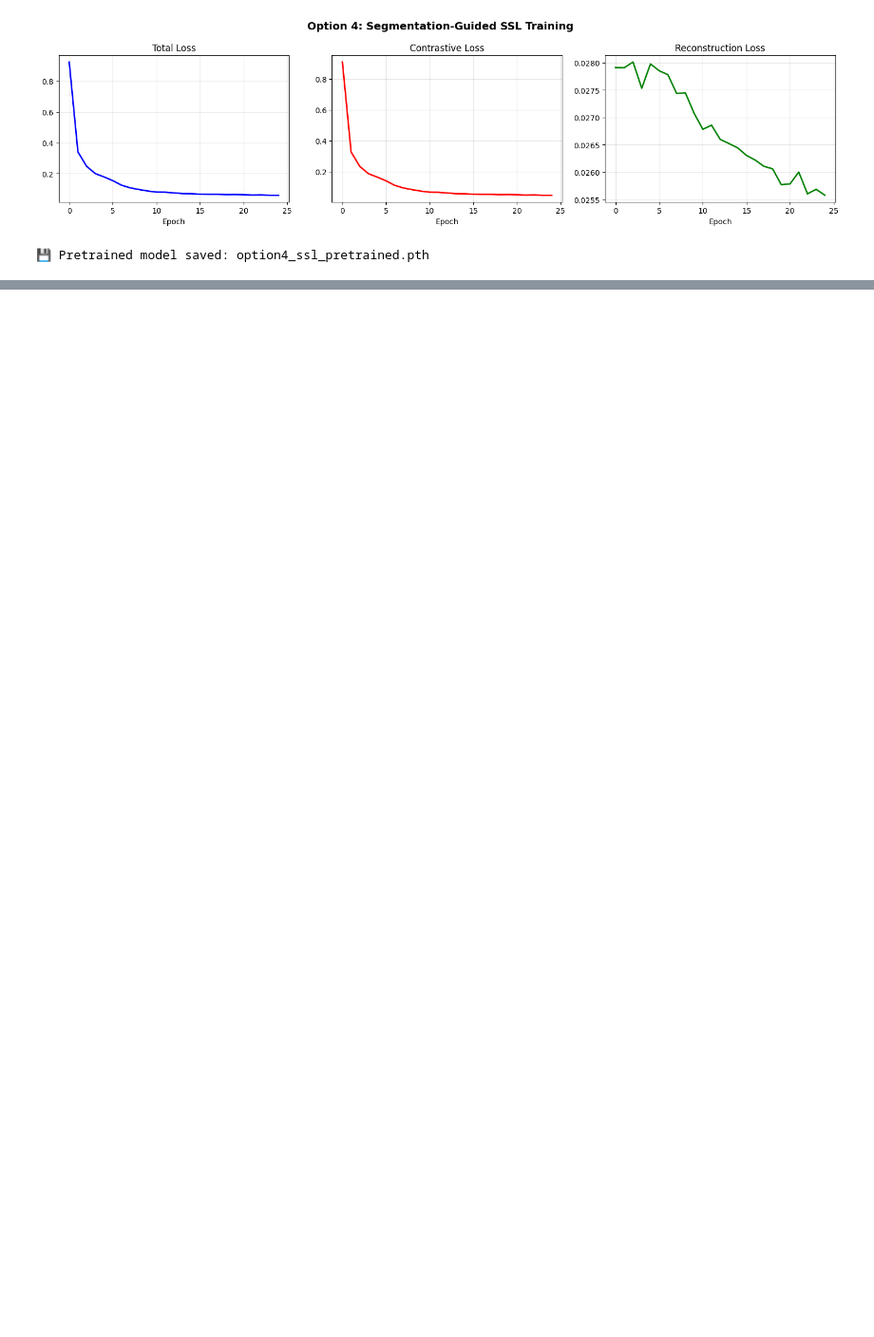
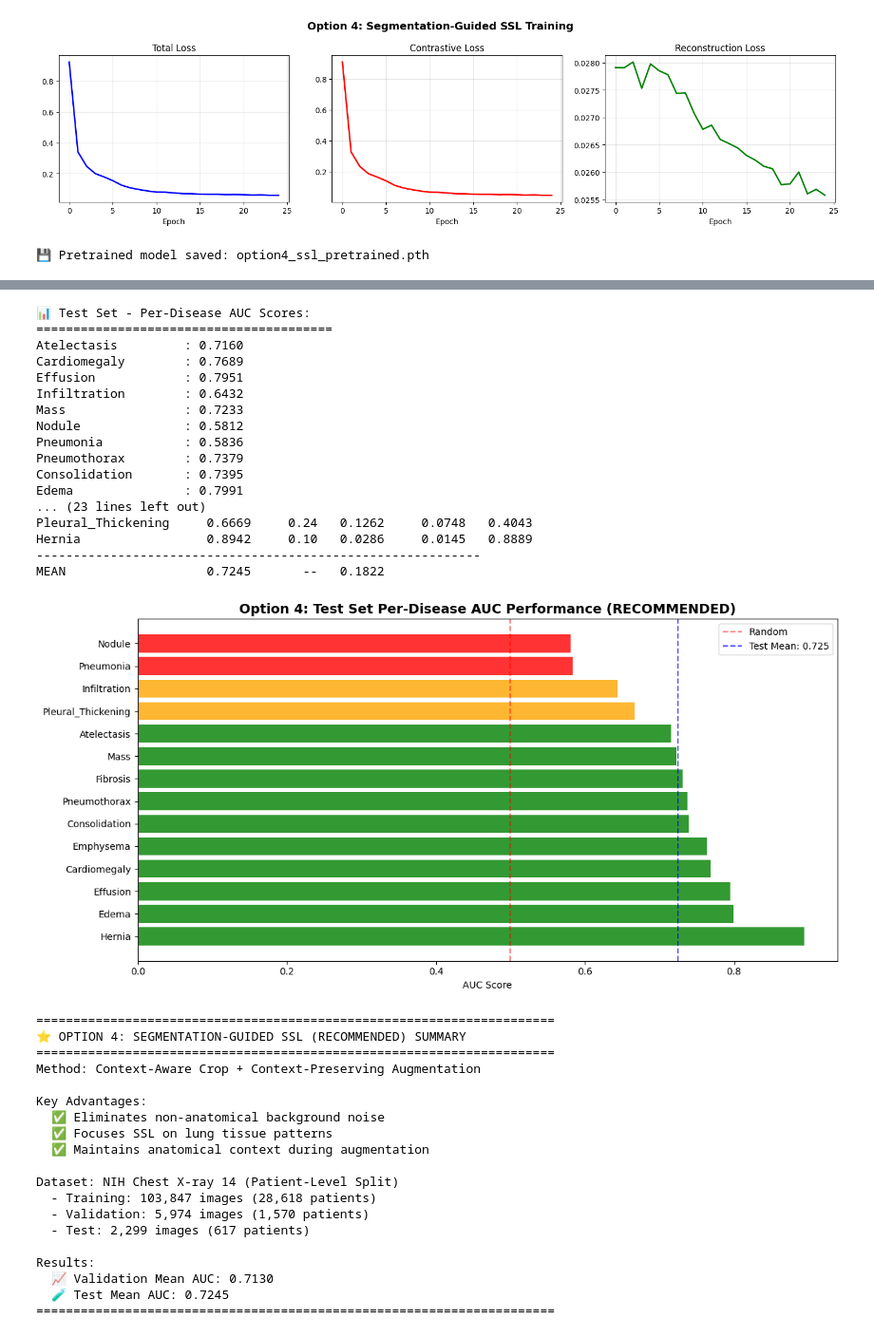
Before and after one commit to Aysha-rishana-k/MedSGSSL, a Jupyter notebook: option4_segmentation_guided_crop_ssl.ipynb, the cells around one changed output, grey strips where cells are left out. Shown at 95% size. Drawn from its saved outputs; the diff is of its cells as text; code cells hidden in the pictures; blank space fills up the shorter version.

```diff
--- a/option4_segmentation_guided_crop_ssl.ipynb
+++ b/option4_segmentation_guided_crop_ssl.ipynb
@@ -90,7 +96,7 @@ Warning: Looks like you're using an outdated `kagglehub` version, please conside
 ✅ Loaded 112,120 images
 # %%
 # Cropping parameters
-crop_padding = 1  # NEGATIVE = expand crop (add context), POSITIVE = shrink crop
+crop_padding = 0  # NEGATIVE = expand crop (add context), POSITIVE = shrink crop
 min_crop_ratio = 0.5
 
 # Configuration class
@@ -104,7 +110,7 @@ class Config:
 
     batch_size = 64  # Reduced from 64 to avoid OOM
     pretrain_epochs = 25
-    finetune_epochs = 30
+    finetune_epochs = 50
     lr_pretrain = 1e-3
     lr_finetune = 1e-4
     temperature = 0.1
@@ -471,5 +465,15 @@ def apply_context_augmentation(image):
     return image
 
 print("✅ Context-aware augmentation function defined")
+
+
+def to_3ch_imagenet(img_gray):
+    """Convert grayscale (H,W) [0,1] → 3-channel ImageNet-normalized tensor (3,H,W)."""
+    img_3ch = np.stack([img_gray, img_gray, img_gray], axis=-1)  # (H,W,3)
+    img_3ch = (img_3ch - IMAGENET_MEAN) / IMAGENET_STD
+    img_3ch = img_3ch.transpose(2, 0, 1)  # (3,H,W)
+    return torch.from_numpy(img_3ch).float()
+
+print("✅ Added to_3ch_imagenet normalization")
 # %% [output]
 ✅ Context-aware augmentation function defined
@@ -521,8 +526,8 @@ class SegmentationGuidedDataset(Dataset):
         view1 = apply_context_augmentation(img_resized.copy())
         view2 = apply_context_augmentation(img_resized.copy())
 
-        view1 = torch.from_numpy(view1[None, ...]).float()
-        view2 = torch.from_numpy(view2[None, ...]).float()
+        view1 = to_3ch_imagenet(view1)
+        view2 = to_3ch_imagenet(view2)
         return view1, view2
 
 
@@ -566,6 +571,14 @@ class ClassificationDataset(Dataset):
         img_resized = cv2.resize(img_cropped, (self.img_size, self.img_size))
 
         if self.is_training:
+            # Random resized crop (0.85-1.0 scale)
+            if np.random.random() > 0.4:
+                h, w = img_resized.shape[:2]
+                s = np.random.uniform(0.85, 1.0)
+                ch, cw = int(h * s), int(w * s)
+                top = np.random.randint(0, h - ch + 1)
+                left = np.random.randint(0, w - cw + 1)
+                img_resized = cv2.resize(img_resized[top:top+ch, left:left+cw], (self.img_size, self.img_size))
             if np.random.random() > 0.5:
                 img_resized = np.fliplr(img_resized).copy()
             img_resized = img_resized * (0.8 + 0.4 * np.random.random())
@@ -578,7 +591,7 @@ class ClassificationDataset(Dataset):
                 img_resized = cv2.warpAffine(img_resized, M, (w, h), borderMode=cv2.BORDER_REPLICATE)
             img_resized = np.clip(img_resized, 0, 1)
 
-        img = torch.from_numpy(img_resized[None, ...].copy()).float()
+        img = to_3ch_imagenet(img_resized.copy())
         labels = torch.tensor([row[d] for d in self.disease_categories], dtype=torch.float32)
         return img, labels
 
@@ -821,9 +826,13 @@ Total unique patients: 30,805
 if torch.cuda.is_available():
     torch.cuda.empty_cache()
 
-optimizer_ssl = torch.optim.Adam(
+optimizer_ssl = torch.optim.AdamW(
     list(encoder.parameters()) + list(proj_head.parameters()) + list(decoder.parameters()),
-    lr=cfg.lr_pretrain, weight_decay=1e-4
+    lr=cfg.lr_pretrain, weight_decay=1e-5
+)
+
+ssl_scheduler = torch.optim.lr_scheduler.CosineAnnealingLR(
+    optimizer_ssl, T_max=cfg.pretrain_epochs, eta_min=1e-6
 )
 
 ssl_history = {'loss': [], 'contrastive': [], 'reconstruction': []}
@@ -1136,7 +1122,7 @@ from sklearn.metrics import f1_score, precision_score, recall_score
 best_model_path = os.path.join(CHECKPOINT_DIR, f'{OPTION_NAME}_best_model.pth')
 checkpoint = torch.load(best_model_path)
 encoder.load_state_dict(checkpoint['encoder'])
-classifier.load_state_dict(checkpoint['classifier'])
+classifier.load_state_dict(checkpoint['classifier'], strict=False)
 encoder.eval()
 classifier.eval()
 
@@ -1272,3 +1258,4 @@ print(f"\nResults:")
 print(f"  📈 Validation Mean AUC: {val_mean_auc:.4f}")
 print(f"  🧪 Test Mean AUC: {test_mean_auc:.4f}")
 print("=" * 70)
+# %% [output]
@@ -1275,3 +1279,40 @@ print("=" * 70)
+📊 Test Set - Per-Disease AUC Scores:
+========================================
+Atelectasis         : 0.7160
+Cardiomegaly        : 0.7689
+Effusion            : 0.7951
+Infiltration        : 0.6432
+Mass                : 0.7233
+Nodule              : 0.5812
+Pneumonia           : 0.5836
+Pneumothorax        : 0.7379
+Consolidation       : 0.7395
+Edema               : 0.7991
+... (23 lines left out)
+Pleural_Thickening     0.6669     0.24   0.1262     0.0748   0.4043
+Hernia                 0.8942     0.10   0.0286     0.0145   0.8889
+------------------------------------------------------------
+MEAN                   0.7245       --   0.1822
+[figure, added]
+======================================================================
+⭐ OPTION 4: SEGMENTATION-GUIDED SSL (RECOMMENDED) SUMMARY
+======================================================================
+Method: Context-Aware Crop + Context-Preserving Augmentation
+
+Key Advantages:
+  ✅ Eliminates non-anatomical background noise
+  ✅ Focuses SSL on lung tissue patterns
+  ✅ Maintains anatomical context during augmentation
+
+Dataset: NIH Chest X-ray 14 (Patient-Level Split)
+  - Training: 103,847 images (28,618 patients)
+  - Validation: 5,974 images (1,570 patients)
+  - Test: 2,299 images (617 patients)
+
+Results:
+  📈 Validation Mean AUC: 0.7130
+  🧪 Test Mean AUC: 0.7245
+======================================================================
 # %%
 # ============================================
 # 🎨 Step 17: Confusion Matrices Visualization (Option 4)
```
Also changed, not shown: parts of 13 cells of this notebook, 10 other files.
